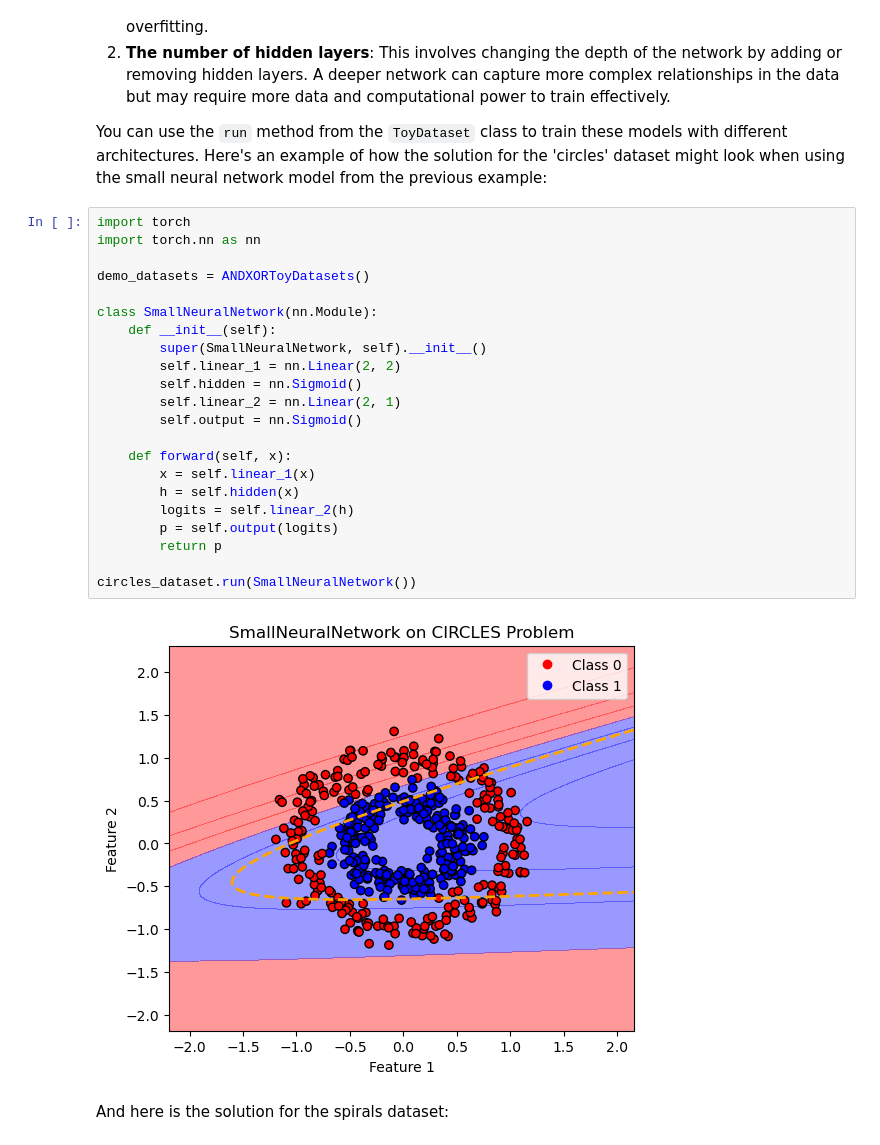
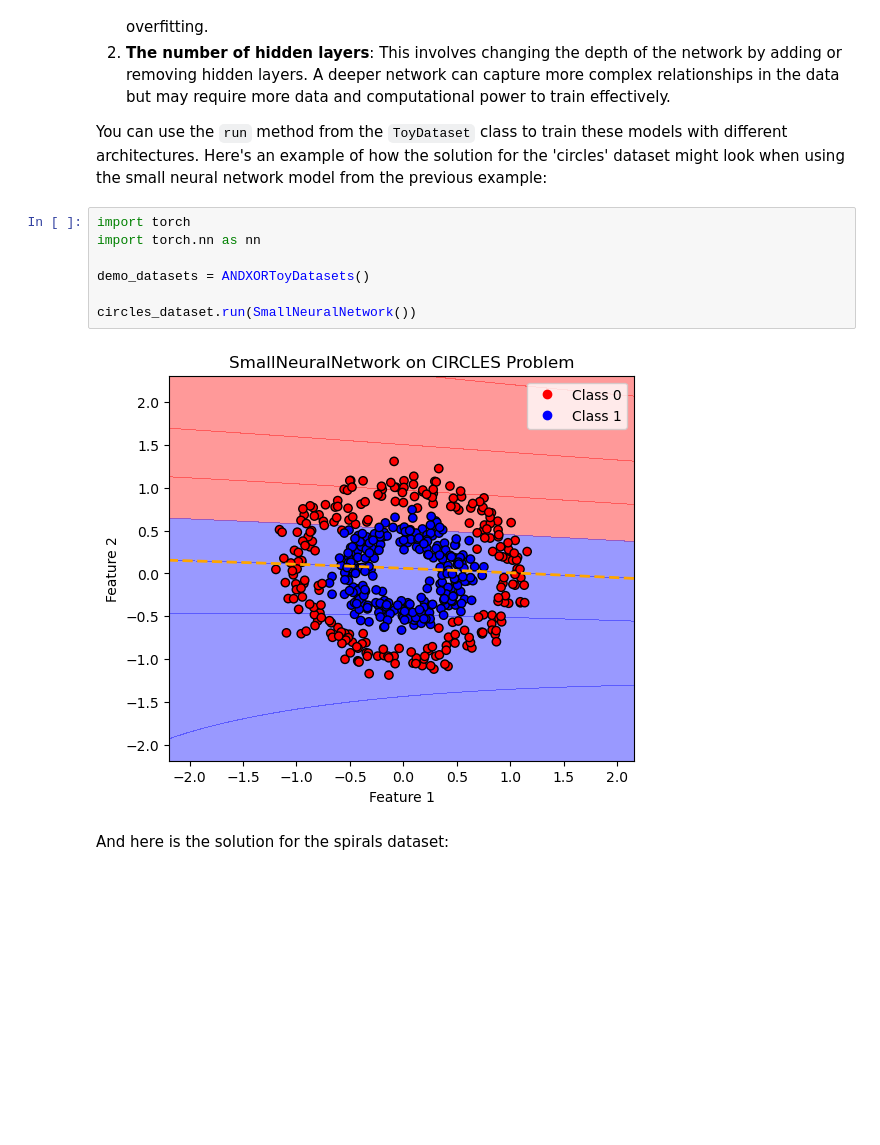
Before and after one commit to nilyasc/8bb020-project-2, a Jupyter notebook: part_2.ipynb, the cells around one changed output. Saved outputs shown, nothing was run; the diff lists cells and outputs as text; blank space fills up the shorter version.

```diff
--- a/part_2.ipynb
+++ b/part_2.ipynb
@@ -591,27 +591,12 @@ You can use the `run` method from the `ToyDataset` class to train these models w
 # %%
 import torch
 import torch.nn as nn
 
 demo_datasets = ANDXORToyDatasets()
 
-class SmallNeuralNetwork(nn.Module):
-    def __init__(self):
-        super(SmallNeuralNetwork, self).__init__()
-        self.linear_1 = nn.Linear(2, 2)
-        self.hidden = nn.Sigmoid()
-        self.linear_2 = nn.Linear(2, 1)
-        self.output = nn.Sigmoid()
-
-    def forward(self, x):
-        x = self.linear_1(x)
-        h = self.hidden(x)
-        logits = self.linear_2(h)
-        p = self.output(logits)
-        return p
-
 circles_dataset.run(SmallNeuralNetwork())
 # %% [output]
-[figure, old version]
+[figure, new version]
 # %% [markdown]
 And here is the solution for the spirals dataset:
 # %%
```
Also changed, not shown: parts of 2 cells of this notebook.
